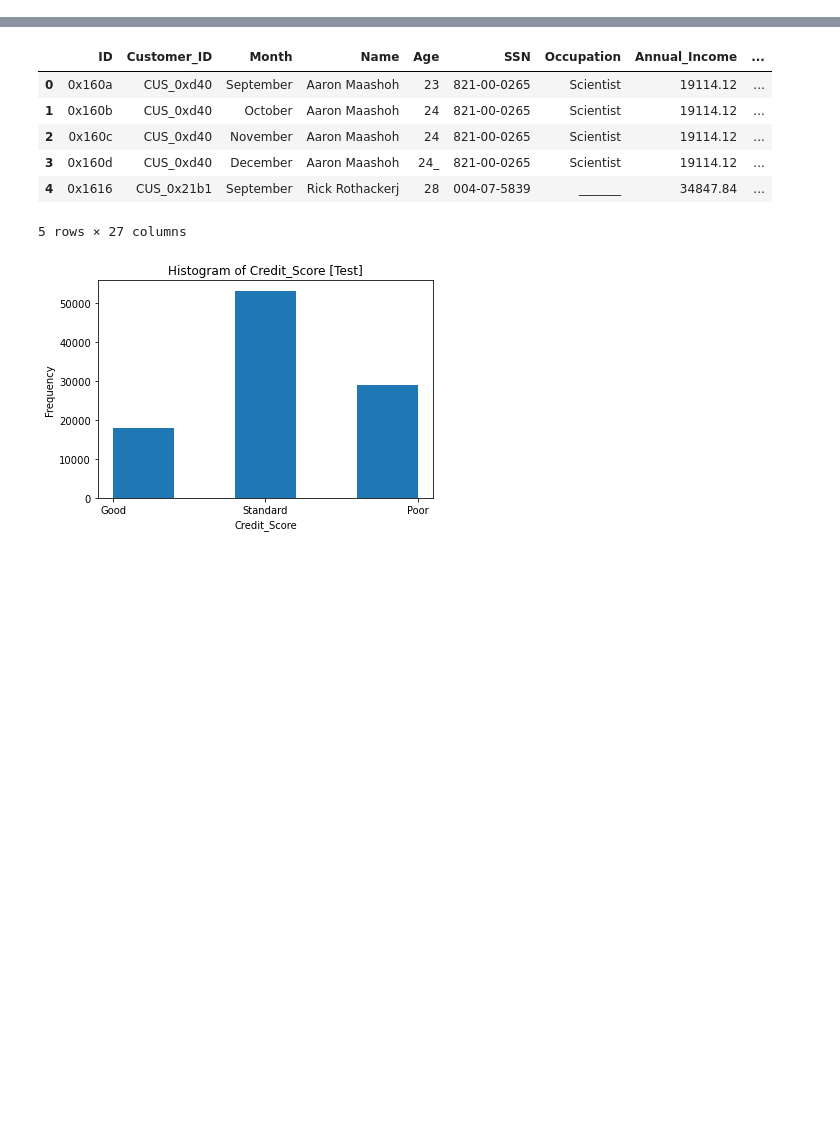
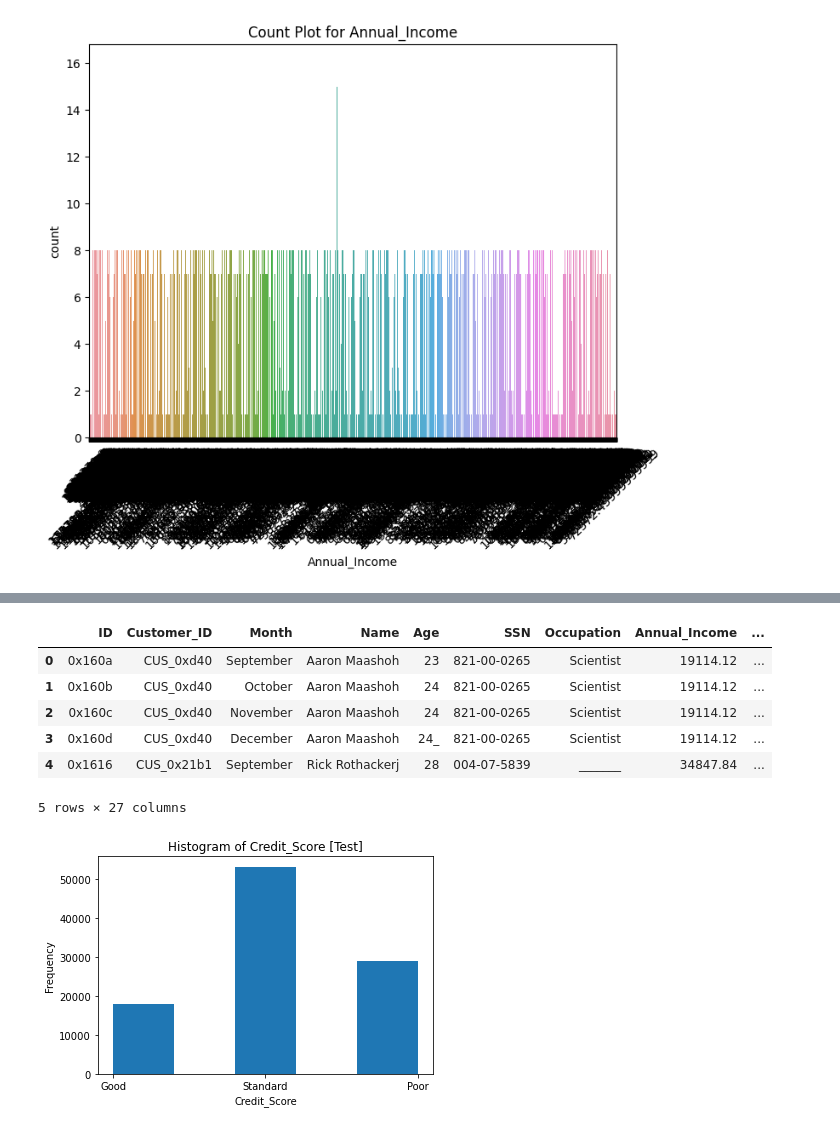
Before and after one commit to BasmaElhoseny01/Credit-Score-Classification-and-Analysis, a Jupyter notebook: src/data_visualization.ipynb, the cells around one changed output, grey strips where cells are left out. Cells and saved outputs as stored; diff of their text form; code cells hidden in the pictures; blank space fills up the shorter version.

```diff
--- a/src/data_visualization.ipynb
+++ b/src/data_visualization.ipynb
@@ -26,0 +164,5 @@ plt.show()
+# %%
+# Annual_Income
+visualize_column(train_df, 'Annual_Income')
+# %% [output]
+[figure, added]
```
Also changed, not shown: parts of 20 cells of this notebook, 1 other file.
